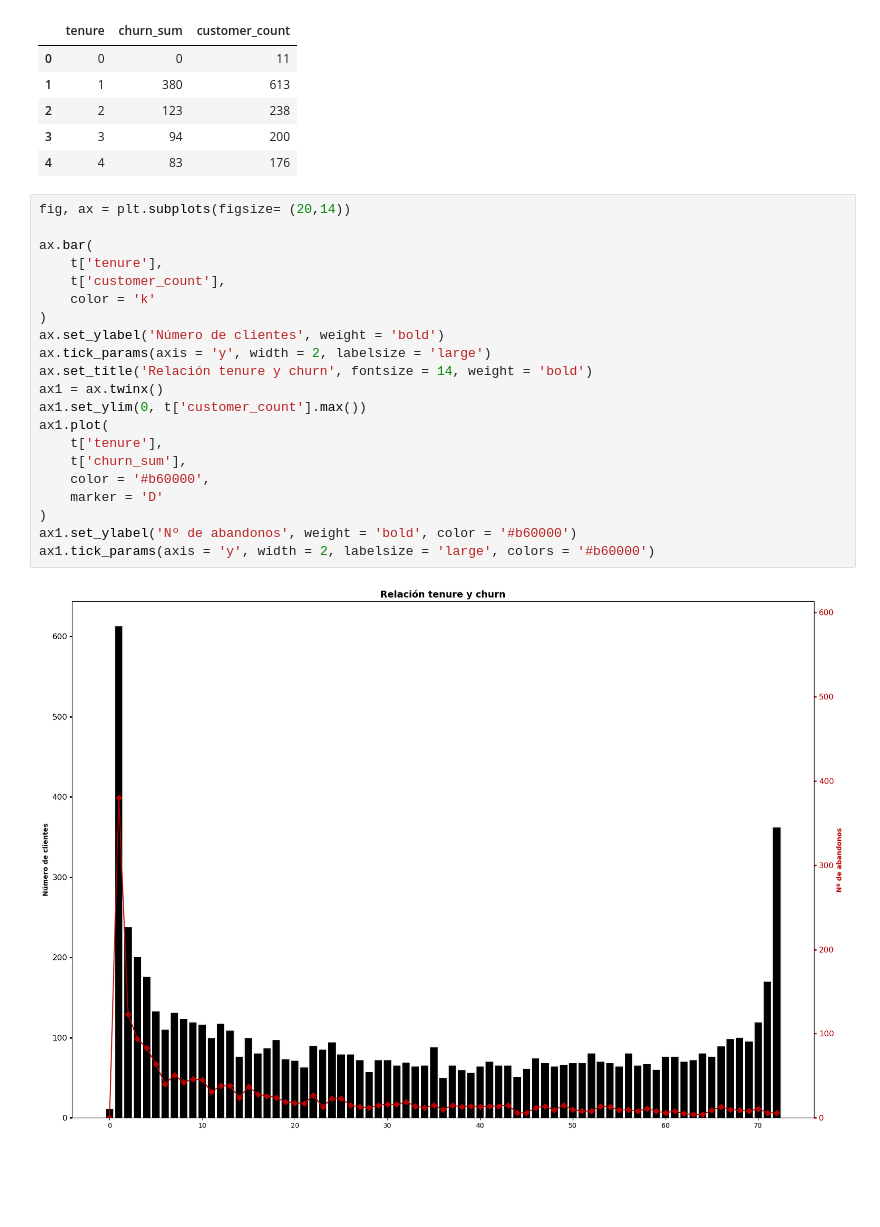
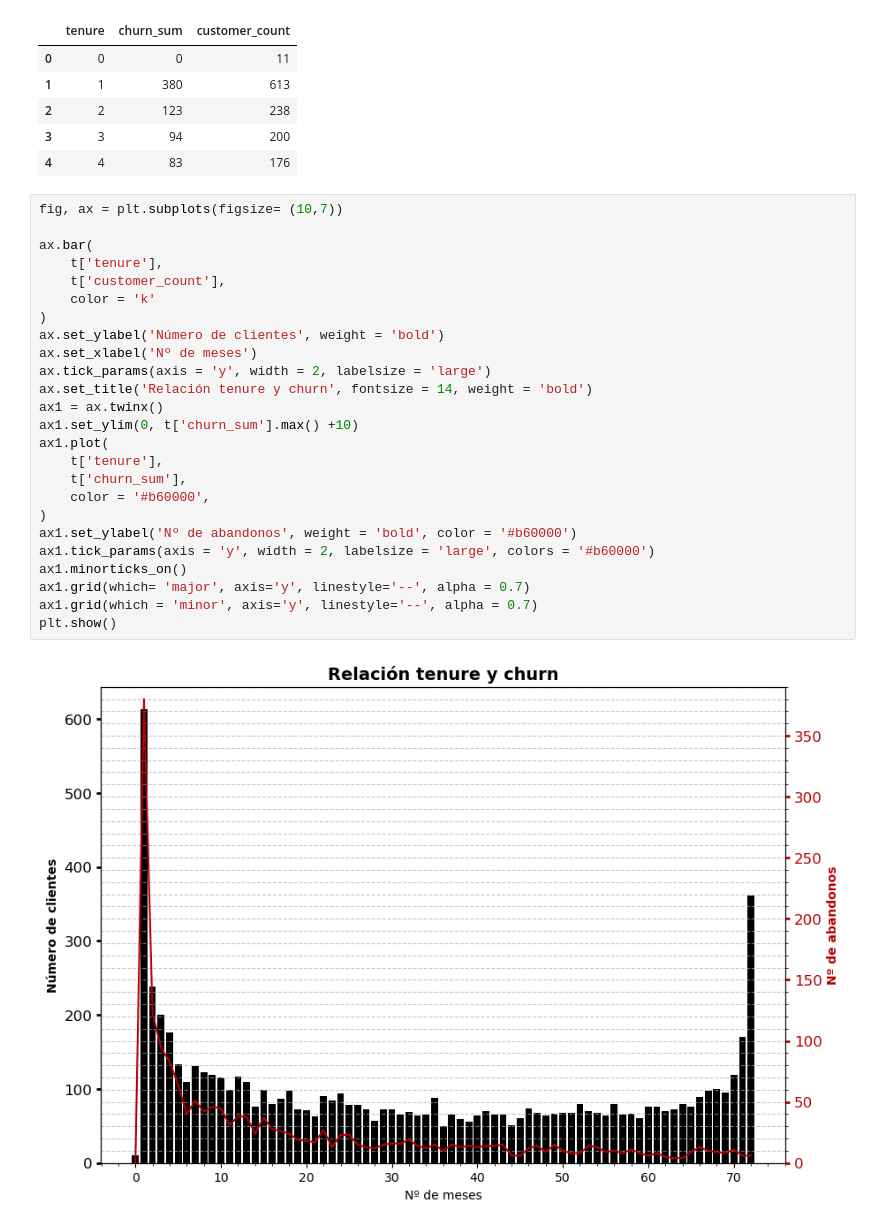
Before and after one commit to Jaumeesoleer/telco-churn-prediction, a Jupyter notebook: notebooks/EDA.ipynb, the cells around one changed output. Saved outputs shown, nothing was run; the diff lists cells and outputs as text; blank space fills up the shorter version.

```diff
--- a/notebooks/EDA.ipynb
+++ b/notebooks/EDA.ipynb
@@ -350,25 +350,29 @@ t.head()
 | 3 | 3 | 94 | 200 |
 | 4 | 4 | 83 | 176 |
 # %%
-fig, ax = plt.subplots(figsize= (20,14))
+fig, ax = plt.subplots(figsize= (10,7))
 
 ax.bar(
     t['tenure'],
     t['customer_count'],
     color = 'k'
 )
 ax.set_ylabel('Número de clientes', weight = 'bold')
+ax.set_xlabel('Nº de meses')
 ax.tick_params(axis = 'y', width = 2, labelsize = 'large')
 ax.set_title('Relación tenure y churn', fontsize = 14, weight = 'bold')
 ax1 = ax.twinx()
-ax1.set_ylim(0, t['customer_count'].max())
+ax1.set_ylim(0, t['churn_sum'].max() +10)
 ax1.plot(
     t['tenure'],
     t['churn_sum'],
     color = '#b60000',
-    marker = 'D'
 )
 ax1.set_ylabel('Nº de abandonos', weight = 'bold', color = '#b60000')
 ax1.tick_params(axis = 'y', width = 2, labelsize = 'large', colors = '#b60000')
+ax1.minorticks_on()
+ax1.grid(which= 'major', axis='y', linestyle='--', alpha = 0.7)
+ax1.grid(which = 'minor', axis='y', linestyle='--', alpha = 0.7)
+plt.show()
 # %% [output]
-[figure, old version]
+[figure, new version]
```
Also changed, not shown: parts of 2 cells of this notebook.
